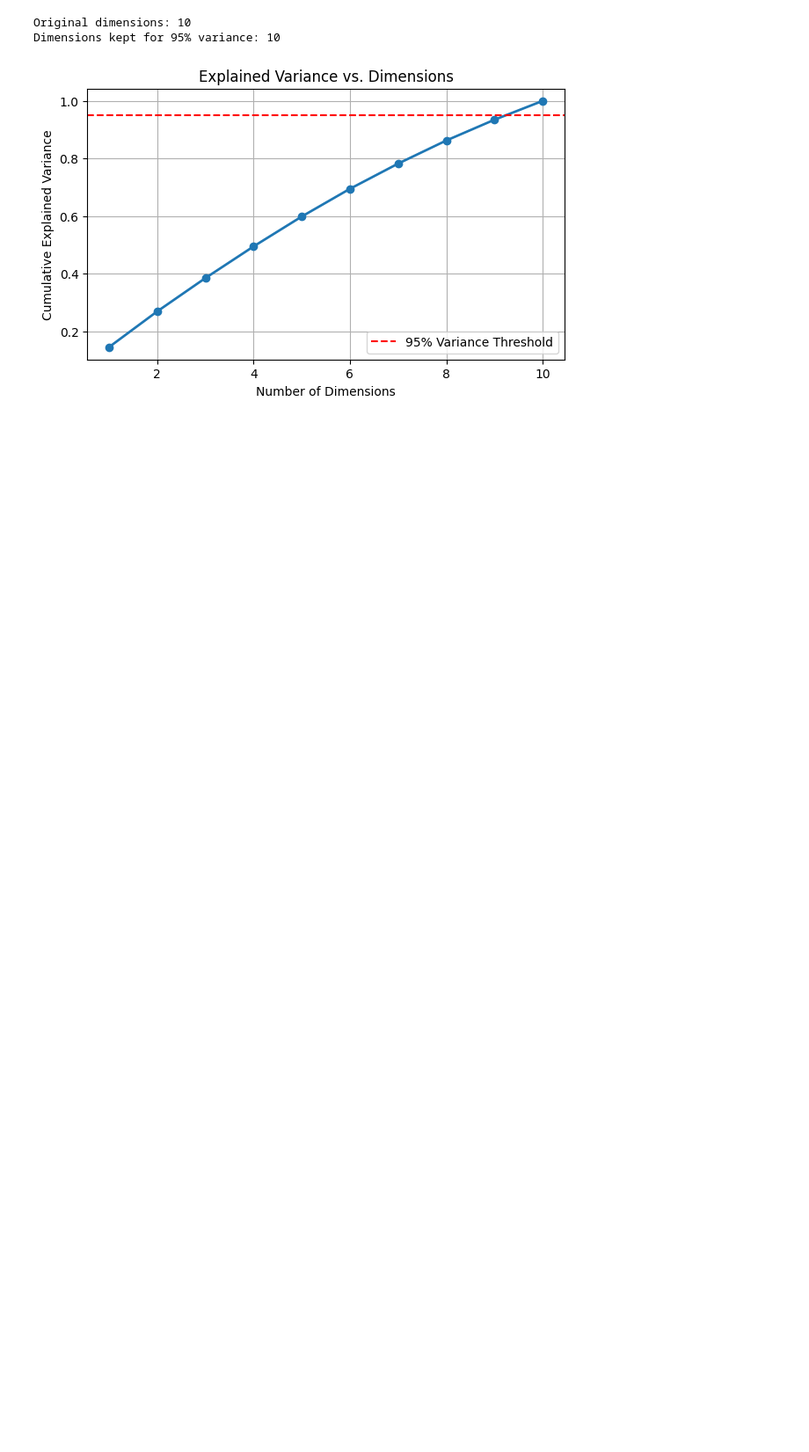
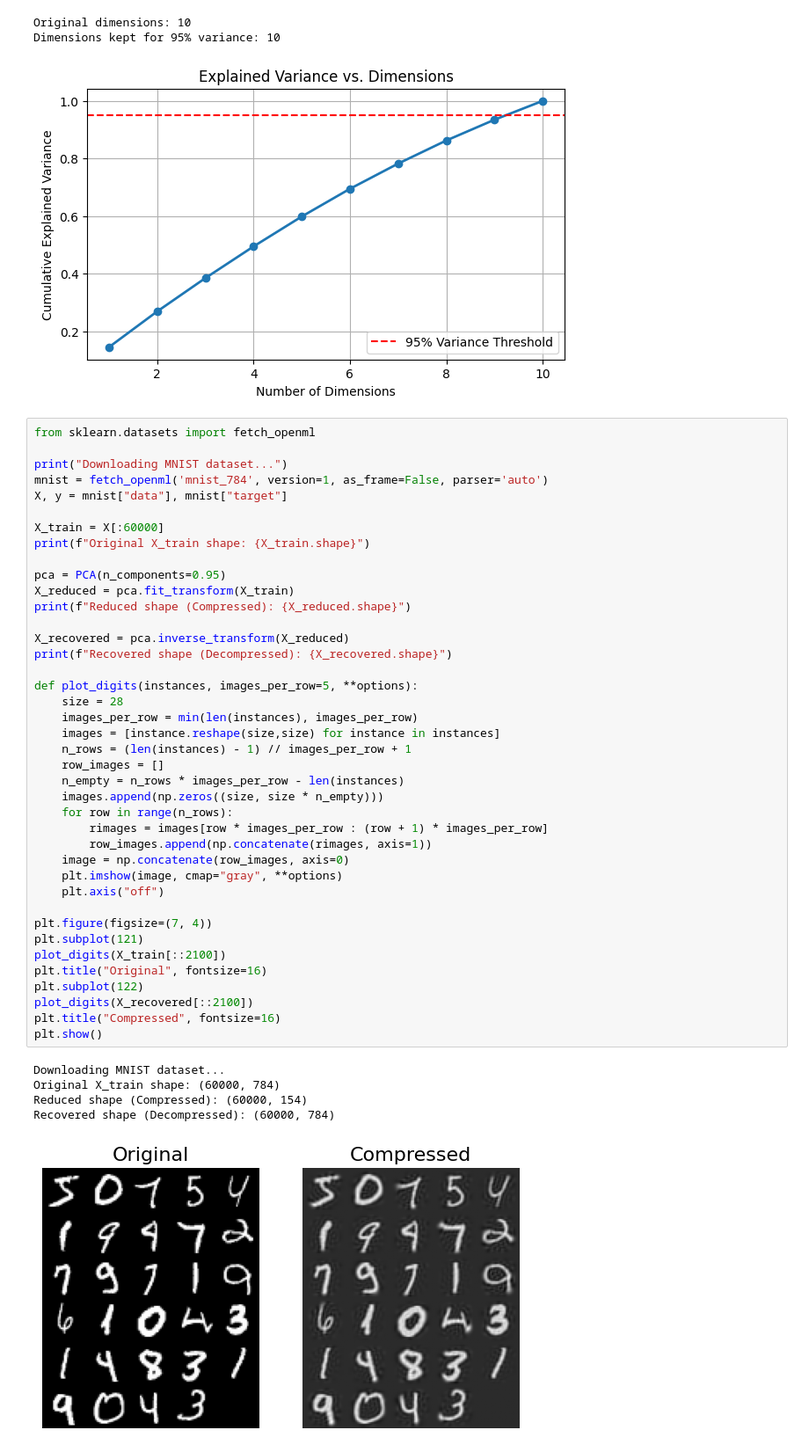
Before and after one commit to Sina-mjd/hands-on-machine-learning, a Jupyter notebook: chapter_08_Dimensionality_Reduction/Dimensionality Reduction.ipynb, the cells around one changed output. Shown at 88% size. Cells and saved outputs as stored; diff of their text form; blank space fills up the shorter version.

```diff
--- a/chapter_08_Dimensionality_Reduction/Dimensionality Reduction.ipynb
+++ b/chapter_08_Dimensionality_Reduction/Dimensionality Reduction.ipynb
@@ -91,3 +91,49 @@ plt.show()
 Original dimensions: 10
 Dimensions kept for 95% variance: 10
 [figure]
+# %%
+from sklearn.datasets import fetch_openml
+
+print("Downloading MNIST dataset...")
+mnist = fetch_openml('mnist_784', version=1, as_frame=False, parser='auto')
+X, y = mnist["data"], mnist["target"]
+
+X_train = X[:60000]
+print(f"Original X_train shape: {X_train.shape}")
+
+pca = PCA(n_components=0.95)
+X_reduced = pca.fit_transform(X_train)
+print(f"Reduced shape (Compressed): {X_reduced.shape}")
+
+X_recovered = pca.inverse_transform(X_reduced)
+print(f"Recovered shape (Decompressed): {X_recovered.shape}")
+
+def plot_digits(instances, images_per_row=5, **options):
+    size = 28
+    images_per_row = min(len(instances), images_per_row)
+    images = [instance.reshape(size,size) for instance in instances]
+    n_rows = (len(instances) - 1) // images_per_row + 1
+    row_images = []
+    n_empty = n_rows * images_per_row - len(instances)
+    images.append(np.zeros((size, size * n_empty)))
+    for row in range(n_rows):
+        rimages = images[row * images_per_row : (row + 1) * images_per_row]
+        row_images.append(np.concatenate(rimages, axis=1))
+    image = np.concatenate(row_images, axis=0)
+    plt.imshow(image, cmap="gray", **options)
+    plt.axis("off")
+
+plt.figure(figsize=(7, 4))
+plt.subplot(121)
+plot_digits(X_train[::2100])
+plt.title("Original", fontsize=16)
+plt.subplot(122)
+plot_digits(X_recovered[::2100])
+plt.title("Compressed", fontsize=16)
+plt.show()
+# %% [output]
+Downloading MNIST dataset...
+Original X_train shape: (60000, 784)
+Reduced shape (Compressed): (60000, 154)
+Recovered shape (Decompressed): (60000, 784)
+[figure, added]
```
Also changed, not shown: parts of 7 cells of this notebook, 1 other file.
